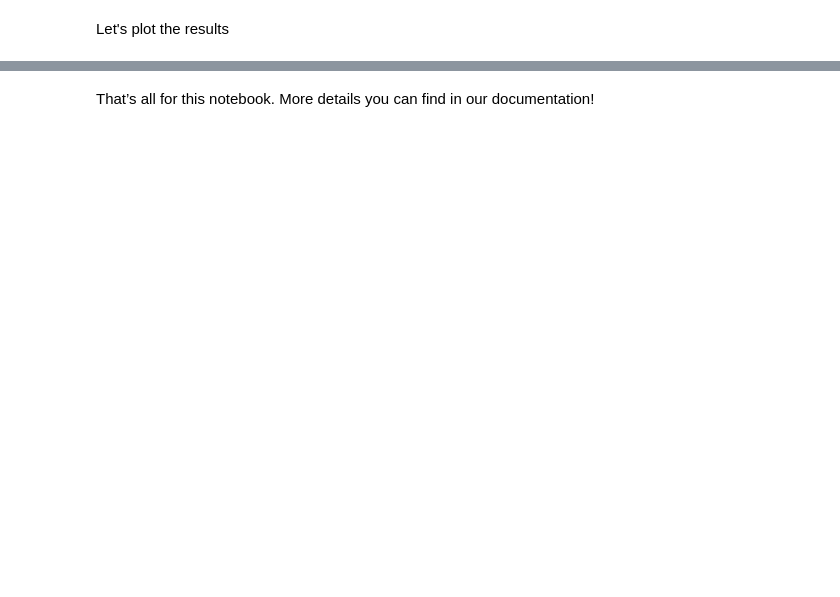
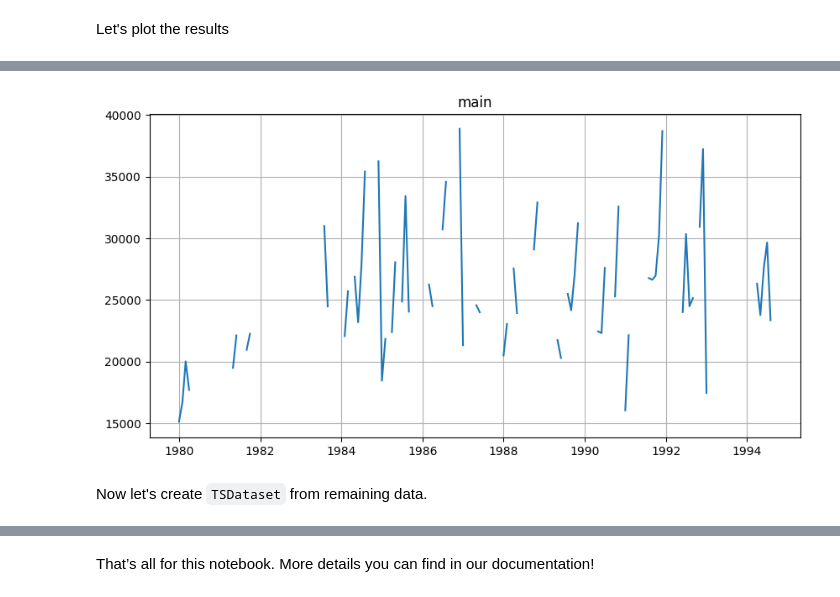
Before and after one commit to etna-team/etna, a Jupyter notebook: examples/307-working_with_misaligned_data.ipynb, the cells around one changed output, grey strips where cells are left out. Saved outputs shown, nothing was run; the diff lists cells and outputs as text; code cells hidden in the pictures; blank space fills up the shorter version.

```diff
--- a/examples/307-working_with_misaligned_data.ipynb
+++ b/examples/307-working_with_misaligned_data.ipynb
@@ -235,0 +335,10 @@ The explained mechanism could also potentially be used to work with irregular da
+# %%
+rng = np.random.default_rng(0)
+selected_indices = rng.choice(np.arange(len(df)), replace=False, size=len(df)//2)
+df = df.iloc[selected_indices]
+# %%
+TSDataset(df, freq="MS").plot()
+# %% [output]
+[figure, added]
+# %% [markdown]
+Now let's create `TSDataset` from remaining data.
```
Also changed, not shown: parts of 46 cells of this notebook.
